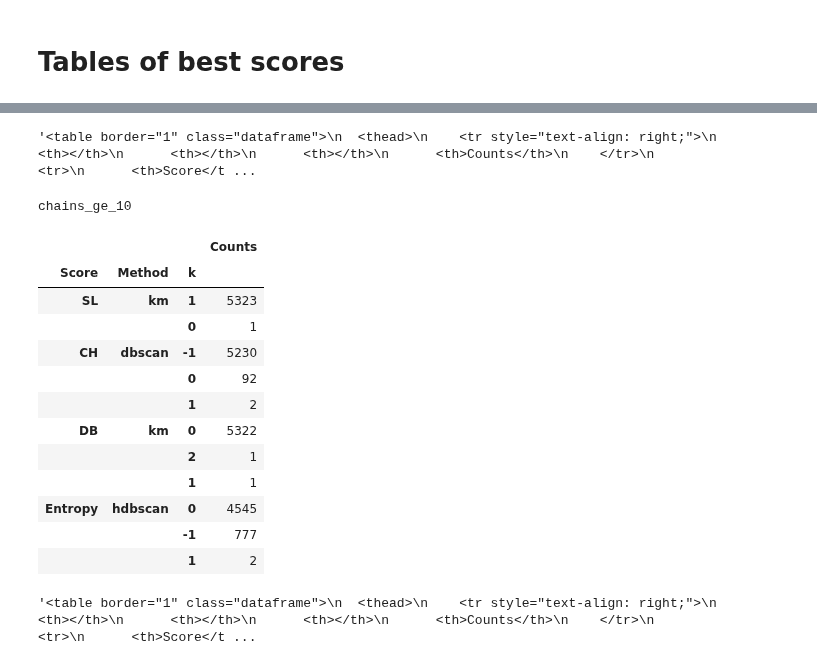
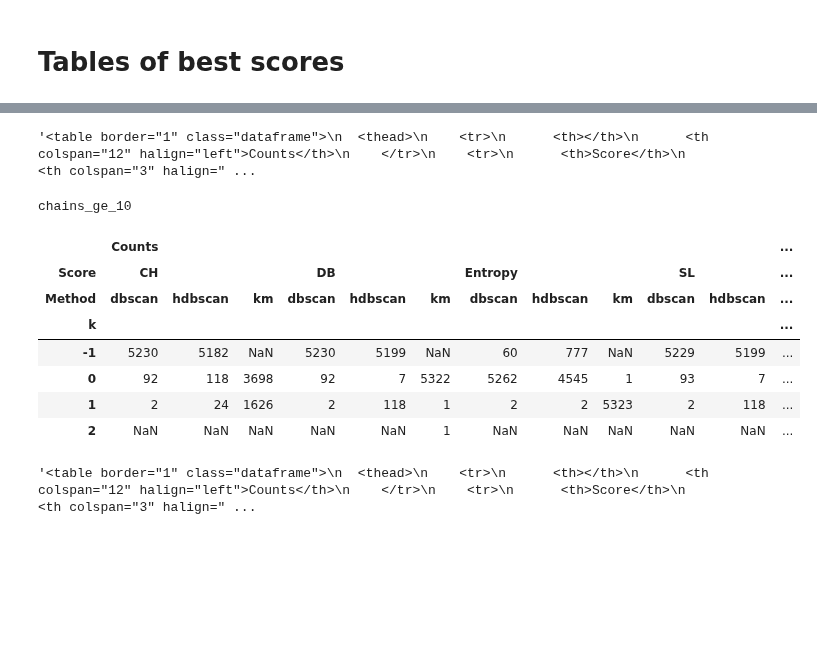
Before and after one commit to MiguelHeCa/tfm-nlp, a Jupyter notebook: notebooks/LabeledEmails-Copy1.ipynb, the cells around one changed output, grey strips where cells are left out. Saved outputs shown, nothing was run; the diff lists cells and outputs as text; code cells hidden in the pictures; blank space fills up the shorter version.

```diff
--- a/notebooks/LabeledEmails-Copy1.ipynb
+++ b/notebooks/LabeledEmails-Copy1.ipynb
@@ -104,12 +105,13 @@ def labels_hd(df, dataset):
     return f'labels_hdbscan_{dataset}_{df["dimensions"]}_{int(df["min_clt_size"]):02d}_{int(df["min_samples"]):02d}_{df["distance"]}.pkl'
 # %%
 best_labs_all = {}
-ord_cols = ['method', 'distance', 'dimensions', 'k_noise', 'sl_score', 'ch_score', 'db_score',
-            'entropy', 'epsilon', 'min_pts', 'nn', 'min_clt_size', 'min_samples', 'n_clusters']
+ord_cols = ['method', 'distance', 'dimensions', 'n_clusters', 'k_noise', 'sl_score', 'ch_score',
+            'db_score', 'entropy', 'epsilon', 'min_pts', 'nn', 'min_clt_size', 'min_samples']
 ord_name = {
     'method':'Method',
     'distance':'Distance',
     'dimensions':'Dim',
+    'n_clusters': r'$k$',
     'k_noise': r'$k$ (% Noise)',
     'sl_score':'SL',
     'ch_score':'CH',
@@ -120,7 +122,6 @@ ord_name = {
     'nn': 'NN',
     'min_clt_size': 'Min Clt Size',
     'min_samples': 'Min Samples',
-    'n_clusters': 'N Clusters',
     'focus': 'Score'
 }
 dis_name = {'euclidean':'Euclidean', 'cosine': 'Cosine', 'wmd':'WMD', 'l2':'L2 Norm'}
@@ -465,6 +484,9 @@ for dat in datasets:
             else:
                 results[i].update({j:tmp})
     results_all[dat] = results
+# %%
+def get_cluster_tables(df):
+    return df.rename(columns={'index':'k', 'label':'Counts'}).pivot_table(index='k', columns=['Score', 'Method'], fill_value=-1).astype(str).replace('-1', np.nan)
 # %%
 iterator_datasets = iter(datasets)
 # %%
@@ -558,14 +593,16 @@ for i, a in results_all[dat].items():
         # print(best_labs_all[dat][i][j].split('_'))
         # print(i, j)
         # print(b['label'].value_counts())
-        if j == 0:
-            tmp3 = pd.DataFrame(b['label'].value_counts()).reset_index()
-            tmp3['Score'] = i
-            tmp3['Method'] = best_labs_all[dat][i][j].split('_')[1]
-            df_counts = pd.concat([df_counts, tmp3], ignore_index=True)
-        else:
-            pass
+        # if j == 0:
+        tmp3 = pd.DataFrame(b['label'].value_counts()).reset_index()
+        tmp3['Score'] = i
+        tmp3['Method'] = best_labs_all[dat][i][j].split('_')[1]
+        df_counts = pd.concat([df_counts, tmp3], ignore_index=True)
+        # else:
+        #     pass
 
-df_counts.rename(columns={'index':'k', 'label':'Counts'}).set_index(['Score', 'Method', 'k'])
+# df_counts.rename(columns={'index':'k', 'label':'Counts'}).set_index(['Score', 'Method', 'k'])
+df_cls_tab = get_cluster_tables(df_counts)
+df_cls_tab
 # %% [output]
 chains_ge_4_lt_10
@@ -585,46 +629,43 @@ chains_ge_4_lt_10
 # %%
-df_counts.rename(columns={'index':'k', 'label':'Counts'}).set_index(['Score', 'Method', 'k']).\
-    to_html(na_rep='-', float_format="%.3f")
+# df_counts.rename(columns={'index':'k', 'label':'Counts'}).set_index(['Score', 'Method', 'k']).T.\
+df_cls_tab.to_html(na_rep='')
 # %% [output]
-'<table border="1" class="dataframe">\n  <thead>\n    <tr style="text-align: right;">\n      <th></th>\n      <th></th>\n      <th></th>\n      <th>Counts</th>\n    </tr>\n    <tr>\n      <th>Score</t ...
+'<table border="1" class="dataframe">\n  <thead>\n    <tr>\n      <th></th>\n      <th colspan="12" halign="left">Counts</th>\n    </tr>\n    <tr>\n      <th>Score</th>\n      <th colspan="3" halign=" ...
 # %%
 dat = next(iterator_datasets)
 print(dat)
 df_counts = pd.DataFrame()
 for i, a in results_all[dat].items():
     for j, b in a.items():
         # print(best_labs_all[dat][i][j].split('_'))
         # print(i, j)
         # print(b['label'].value_counts())
-        if j == 0:
-            tmp3 = pd.DataFrame(b['label'].value_counts()).reset_index()
-            tmp3['Score'] = i
-            tmp3['Method'] = best_labs_all[dat][i][j].split('_')[1]
-            df_counts = pd.concat([df_counts, tmp3], ignore_index=True)
-        else:
-            pass
+        # if j == 0:
+        tmp3 = pd.DataFrame(b['label'].value_counts()).reset_index()
+        tmp3['Score'] = i
+        tmp3['Method'] = best_labs_all[dat][i][j].split('_')[1]
+        df_counts = pd.concat([df_counts, tmp3], ignore_index=True)
+        # else:
+        #     pass
 
-df_counts.rename(columns={'index':'k', 'label':'Counts'}).set_index(['Score', 'Method', 'k'])
+# df_counts.rename(columns={'index':'k', 'label':'Counts'}).set_index(['Score', 'Method', 'k'])
+df_cls_tab = get_cluster_tables(df_counts)
+df_cls_tab
 # %% [output]
 chains_ge_10
-|  |  |  | Counts |
-| Score | Method | k |  |
-| SL | km | 1 | 5323 |
-|  |  | 0 | 1 |
-| CH | dbscan | -1 | 5230 |
-|  |  | 0 | 92 |
-|  |  | 1 | 2 |
-| DB | km | 0 | 5322 |
-|  |  | 2 | 1 |
-|  |  | 1 | 1 |
-| Entropy | hdbscan | 0 | 4545 |
-|  |  | -1 | 777 |
-|  |  | 1 | 2 |
+|  | Counts |  |  |  |  |  |  |  |  |  |  | ... |
+| Score | CH |  |  | DB |  |  | Entropy |  |  | SL |  | ... |
+| Method | dbscan | hdbscan | km | dbscan | hdbscan | km | dbscan | hdbscan | km | dbscan | hdbscan | ... |
+| k |  |  |  |  |  |  |  |  |  |  |  | ... |
+| -1 | 5230 | 5182 | NaN | 5230 | 5199 | NaN | 60 | 777 | NaN | 5229 | 5199 | ... |
+| 0 | 92 | 118 | 3698 | 92 | 7 | 5322 | 5262 | 4545 | 1 | 93 | 7 | ... |
+| 1 | 2 | 24 | 1626 | 2 | 118 | 1 | 2 | 2 | 5323 | 2 | 118 | ... |
+| 2 | NaN | NaN | NaN | NaN | NaN | 1 | NaN | NaN | NaN | NaN | NaN | ... |
 # %%
-df_counts.rename(columns={'index':'k', 'label':'Counts'}).set_index(['Score', 'Method', 'k']).\
-    to_html(na_rep='-', float_format="%.3f")
+# df_counts.rename(columns={'index':'k', 'label':'Counts'}).set_index(['Score', 'Method', 'k']).T.\
+df_cls_tab.to_html(na_rep='')
 # %% [output]
-'<table border="1" class="dataframe">\n  <thead>\n    <tr style="text-align: right;">\n      <th></th>\n      <th></th>\n      <th></th>\n      <th>Counts</th>\n    </tr>\n    <tr>\n      <th>Score</t ...
+'<table border="1" class="dataframe">\n  <thead>\n    <tr>\n      <th></th>\n      <th colspan="12" halign="left">Counts</th>\n    </tr>\n    <tr>\n      <th>Score</th>\n      <th colspan="3" halign=" ...
 # %%
 
 for d in clusters.values():
```
Also changed, not shown: parts of 47 cells of this notebook, 2 other files.
